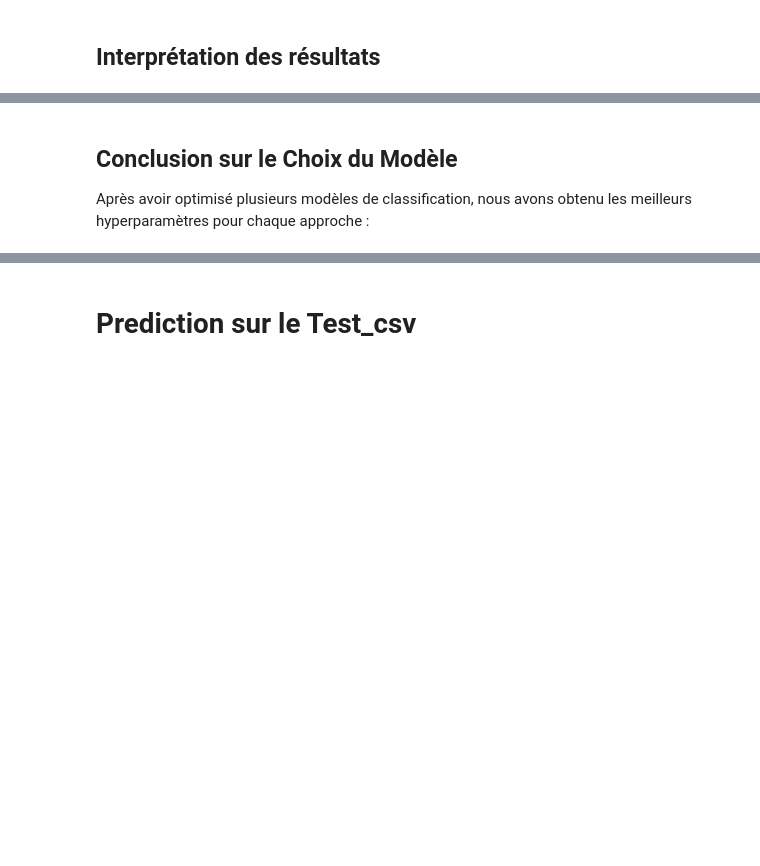
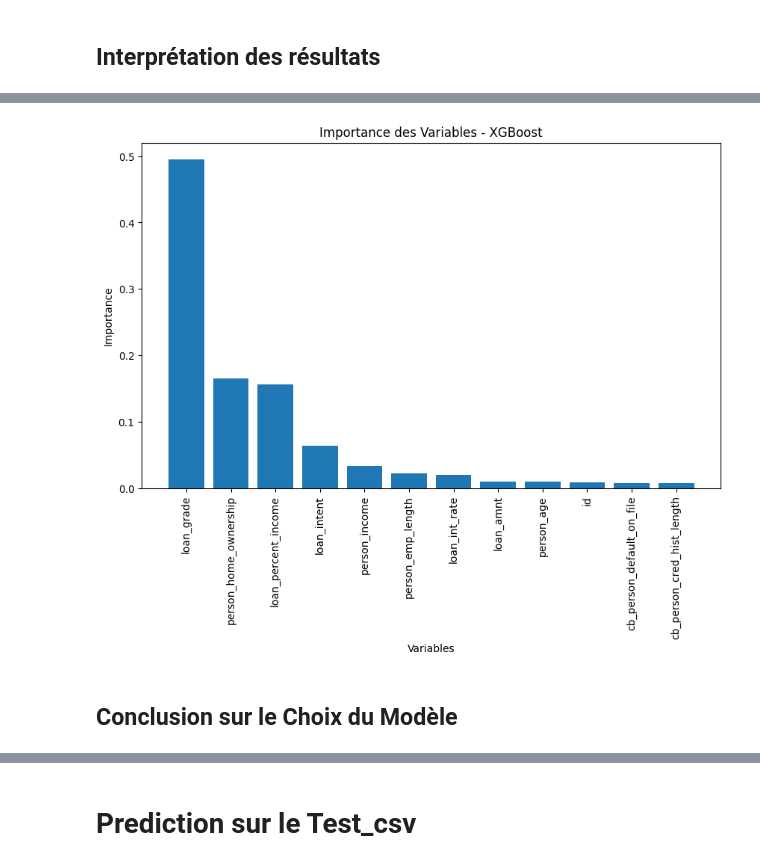
Before and after one commit to khelifaYacine/-classification-des-pr-ts-simples, a Jupyter notebook: playground-series-saison-4-pisode-10.ipynb, the cells around one changed output, grey strips where cells are left out. Drawn from its saved outputs; the diff is of its cells as text; code cells hidden in the pictures; blank space fills up the shorter version.

```diff
--- a/playground-series-saison-4-pisode-10.ipynb
+++ b/playground-series-saison-4-pisode-10.ipynb
@@ -449,3 +437,22 @@ for name, model in models.items():
+# %%
+# Afficher l'importance des variables pour XGBoost
+xgb_model = XGBClassifier(use_label_encoder=False, eval_metric='logloss')
+xgb_model.fit(X, y)
+
+# Importance des variables
+importances = xgb_model.feature_importances_
+indices = np.argsort(importances)[::-1]
+
+# Tracer l'importance des variables
+plt.figure(figsize=(10, 6))
+plt.title("Importance des Variables - XGBoost")
+plt.bar(range(X.shape[1]), importances[indices], align="center")
+plt.xticks(range(X.shape[1]), X.columns[indices], rotation=90)
+plt.xlim([-1, X.shape[1]])
+plt.ylabel("Importance")
+plt.xlabel("Variables")
+plt.show()
+# %% [output]
+[figure, added]
 # %% [markdown]
 ## Conclusion sur le Choix du Modèle
-Après avoir optimisé plusieurs modèles de classification, nous avons obtenu les meilleurs hyperparamètres pour chaque approche :
```
Also changed, not shown: parts of 29 cells of this notebook.
